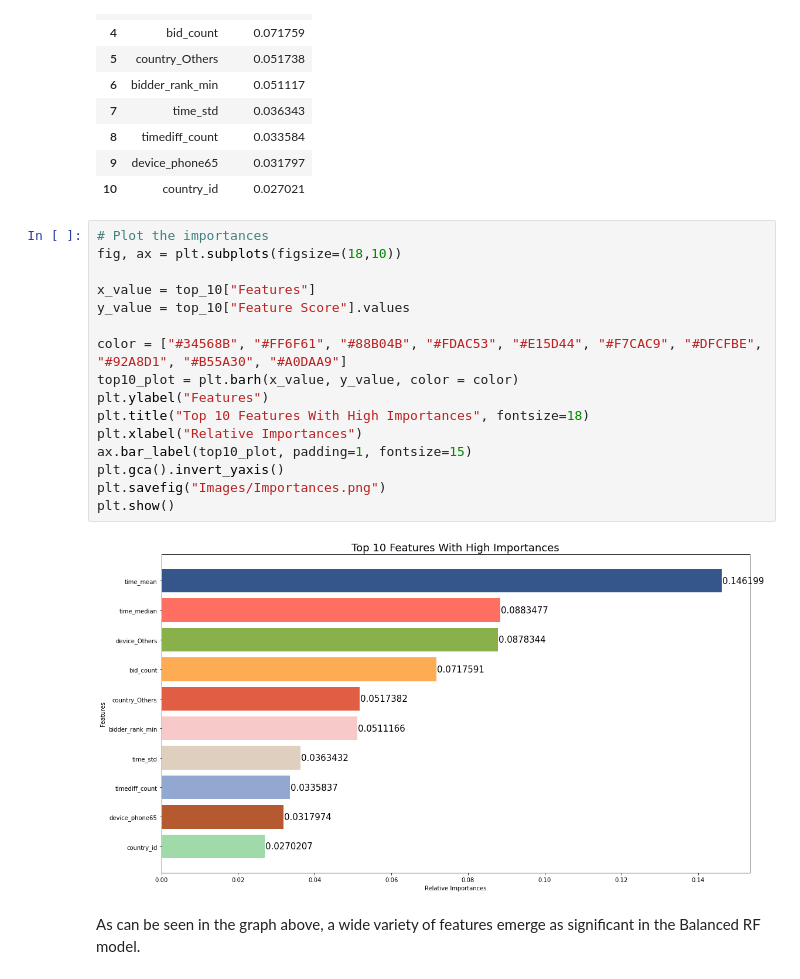
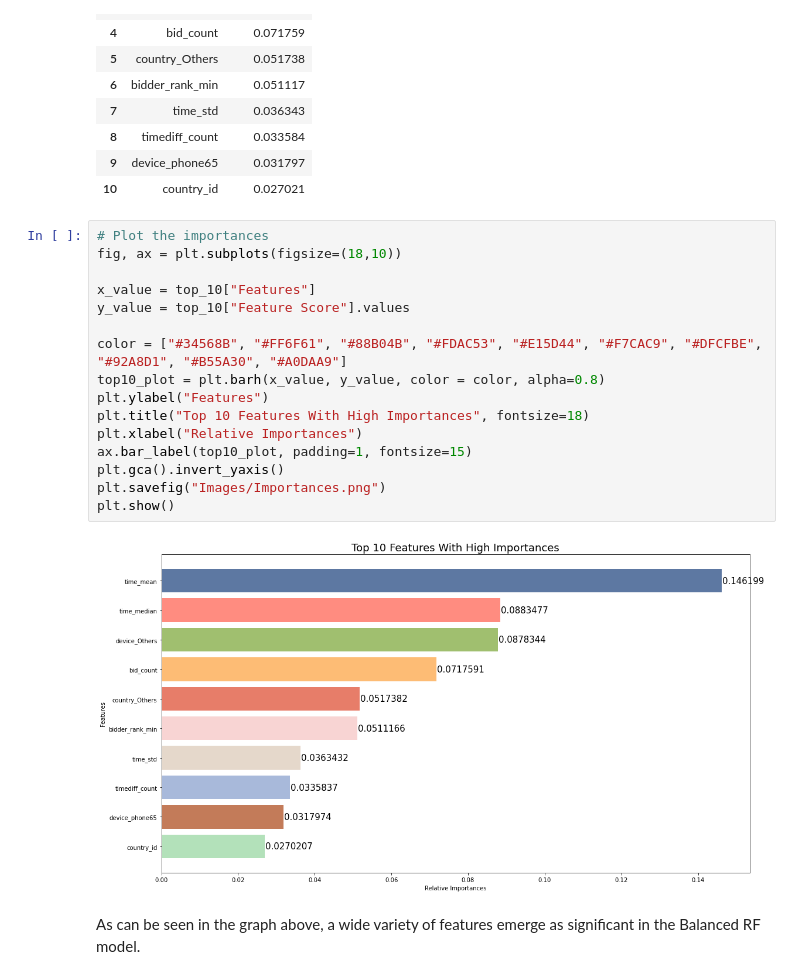
Before and after one commit to Marwan-Takrouri/Human-or-Robot-Facebook-Kaggle, a Jupyter notebook: Modeling.ipynb, the cells around one changed output. Drawn from its saved outputs; the diff is of its cells as text.

```diff
--- a/Modeling.ipynb
+++ b/Modeling.ipynb
@@ -206,21 +281,21 @@ top_10
 # %%
 # Plot the importances
 fig, ax = plt.subplots(figsize=(18,10))
 
 x_value = top_10["Features"]
 y_value = top_10["Feature Score"].values
 
 color = ["#34568B", "#FF6F61", "#88B04B", "#FDAC53", "#E15D44", "#F7CAC9", "#DFCFBE", "#92A8D1", "#B55A30", "#A0DAA9"]
-top10_plot = plt.barh(x_value, y_value, color = color)
+top10_plot = plt.barh(x_value, y_value, color = color, alpha=0.8)
 plt.ylabel("Features")
 plt.title("Top 10 Features With High Importances", fontsize=18)
 plt.xlabel("Relative Importances")
 ax.bar_label(top10_plot, padding=1, fontsize=15)
 plt.gca().invert_yaxis()
 plt.savefig("Images/Importances.png")
 plt.show()
 # %% [output]
-[figure, old version]
+[figure, new version]
 # %% [markdown]
 As can be seen in the graph above, a wide variety of  features emerge as significant in the Balanced RF model.
 # %% [markdown]
```
Also changed, not shown: parts of 24 cells of this notebook.
